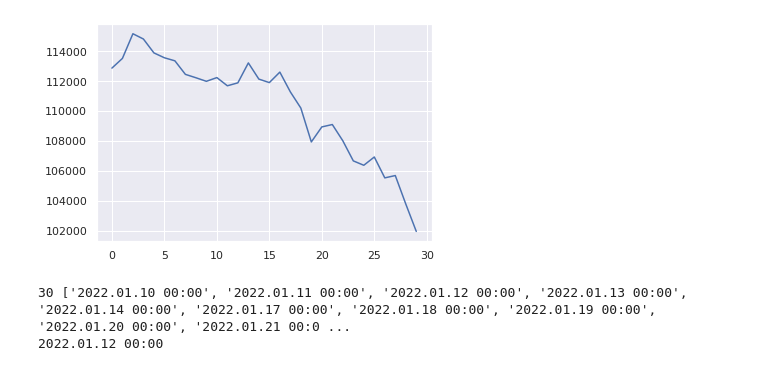
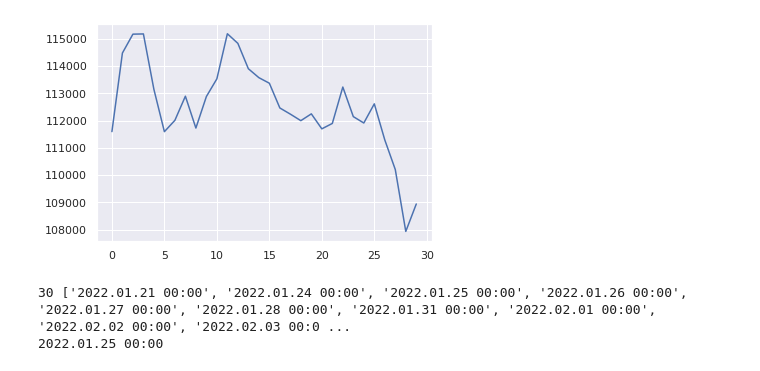
Before and after one commit to JeremiasJunior/long-short-trading-bot, a Jupyter notebook: deploy/14bis_deploy.ipynb, the cells around one changed output. Saved outputs shown, nothing was run; the diff lists cells and outputs as text; code cells hidden in the pictures.

```diff
--- a/deploy/14bis_deploy.ipynb
+++ b/deploy/14bis_deploy.ipynb
@@ -30,8 +30,8 @@ pio.orca.config.use_xvfb = True
 # %%
 #definindo parametros
 
-start_date = '2022.01.09'
-end_date = '2022.02.20'
+start_date = '2022.01.21'
+end_date = '2022.03.07'
 
 
 param = 'roiloss'
@@ -47,47 +47,34 @@ p_size = 10000 # tamanho da posicao
 
 d_train = 30 # numero de dias sendo 'treinados'.
 d_test = 5 # numero de dias sendo 'testados'.
 
 
 ibov = pd.DataFrame(mt5_singlehistoricaldata('IBOV', 16408, start_date, end_date, forex=False, SERVER='tcp://192.168.100.106:10000')).iloc[::-1]
 
 period = [10,100]
 stop_n = [25,50]
 stop_r = [-300, 0]
 s_spread = [0, 5]
 l_spread = [-5, 0]
 tp_s =[-1, 0]
 tp_l =[0, 1]
 tp_r =[700, 3000] #700,3000
 c_min=[50, 250]
 
 
-'''
-period = [10,250]
-stop_n = [25,50]
-stop_r = [-300, 0]
-s_spread = [0, 5]
-l_spread = [-5, 0]
-tp_s =[-1, 0]
-tp_l =[0, 1]
-tp_r =[700, 3000] #700,3000
-c_min=[50, 250]
-'''
-
-
 plt.plot(ibov['close'])
 
 space_param = [(period[0], period[1]),
                 (s_spread[0], s_spread[1]),
                 (l_spread[0], l_spread[1]),
                 (tp_s[0], tp_s[1]),
                 (tp_l[0], tp_l[1]),
                 (tp_r[0], tp_r[1]),
                 (stop_n[0], stop_n[1]),
                 (stop_r[0], stop_r[1]),
                 (c_min[0], c_min[1])]
 # %% [output]
-[figure, old version]
+[figure, new version]
 # %%
 def get_days(start_date, end_date, d_train, d_test):
 
@@ -159,8 +133,8 @@ len(d[1])
 print(len(d[1]), d[1])
 print(d[1][2])
 # %% [output]
-30 ['2022.01.10 00:00', '2022.01.11 00:00', '2022.01.12 00:00', '2022.01.13 00:00', '2022.01.14 00:00', '2022.01.17 00:00', '2022.01.18 00:00', '2022.01.19 00:00', '2022.01.20 00:00', '2022.01.21 00:0 ...
-2022.01.12 00:00
+30 ['2022.01.21 00:00', '2022.01.24 00:00', '2022.01.25 00:00', '2022.01.26 00:00', '2022.01.27 00:00', '2022.01.28 00:00', '2022.01.31 00:00', '2022.02.01 00:00', '2022.02.02 00:00', '2022.02.03 00:0 ...
+2022.01.25 00:00
 # %%
 hist = mt5_historicaldata(timeframe, start_date, end_date, csv_list = csv_l, interpol=False, bolsa='IBOV', SERVER='tcp://192.168.100.106:10000')
 # %%
```
Also changed, not shown: parts of 7 cells of this notebook, 34 other files.
